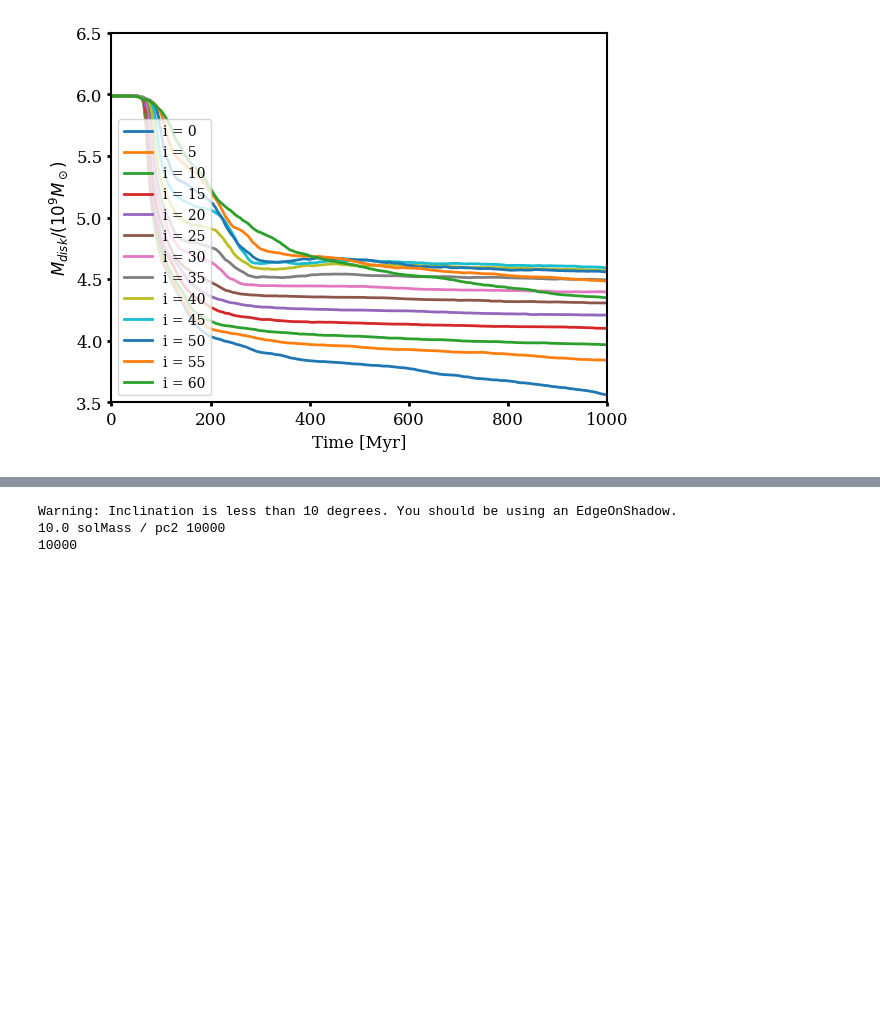
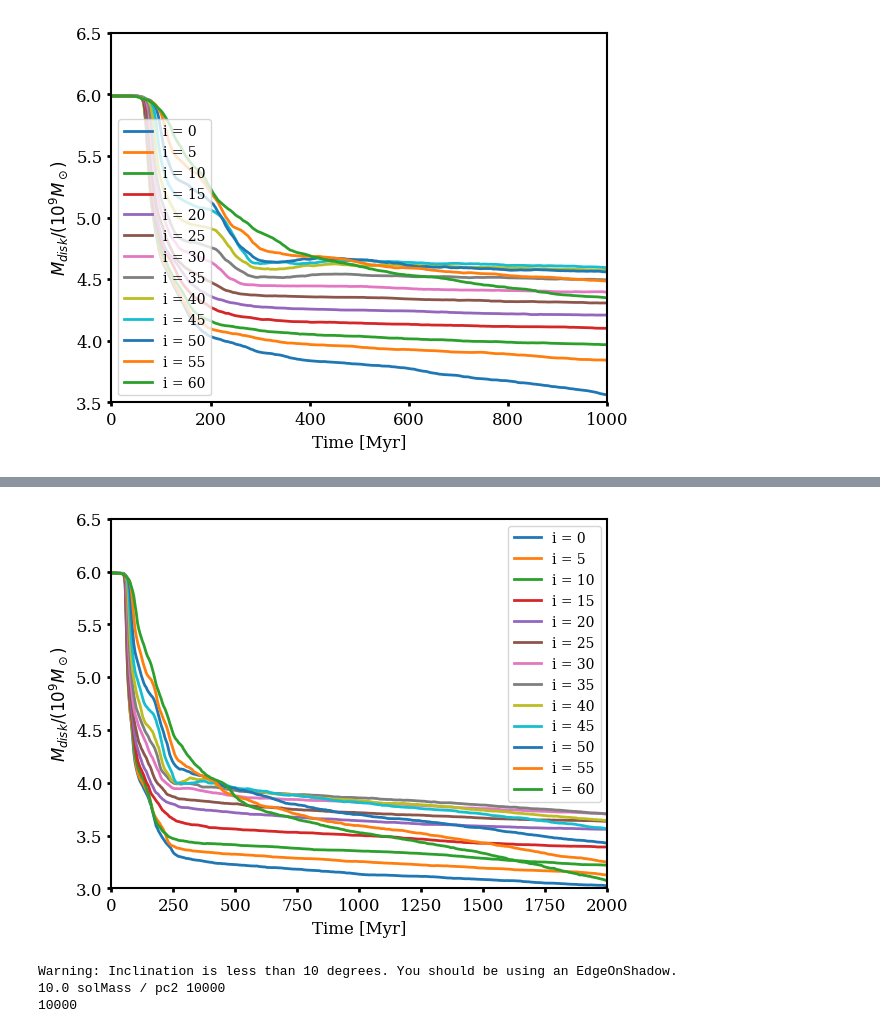
Before and after one commit to HSouch/galarp, a Jupyter notebook: paper/0-1-FullDynamicShadow.ipynb, the cells around one changed output, grey strips where cells are left out. Saved outputs shown, nothing was run; the diff lists cells and outputs as text; code cells hidden in the pictures; blank space fills up the shorter version.

```diff
--- a/paper/0-1-FullDynamicShadow.ipynb
+++ b/paper/0-1-FullDynamicShadow.ipynb
@@ -319,3 +340,31 @@ for inclination in incs_around_30:
+# %%
+orbit_containers_around_30_strongwind = []
+incs_around_30 = [0, 5, 10, 15, 20, 25, 30, 35, 40, 45, 50, 55, 60]
+peak=1100
+for inclination in incs_around_30:
+
+    rb2006_wind = grp.builtins.RB2006_Wind(inc=inclination, peak= peak)
+
+    shadow = DynamicShadow(rb2006_wind, masses = np.random.uniform(1e5, 1e6, 10000), n_bins=20, depth=5e9)
+
+    sim = grp.RPSim(wind=rb2006_wind, potential=rb2006_satellite, shadow=shadow)
+
+    orbits = sim.run(particles, integration_time=2000 * u.Myr, dt=5*u.Myr, printout=False, rho_icm=1e-26 * u.g/u.cm**3)
+    orbit_containers_around_30_strongwind.append(orbits)
+# %%
+for i, container in enumerate(orbit_containers_around_30_strongwind):
+    times, evol = Mdisk(container)
+    plt.plot(times, evol * 6 / 1e9, lw=2, label=f"i = {incs_around_30[i]}")
+
+plt.ylim(3, 6.5)
+plt.xlim(0, 2000)
+plt.legend(fontsize=10)
+plt.xlabel("Time [Myr]")
+plt.ylabel("$M_{disk} / (10^9 M_\odot)$")
+
+plt.savefig(f"figures/rb2006_dynamic_shadow_diskmass_evolution_around_30_{peak}.png", dpi=200)
+# %% [output]
+[figure, added]
 # %%
 orbit_containers_lorentzian = []
 incs = [0, 15, 30, 60, 90]
```
Also changed, not shown: parts of 5 cells of this notebook, 2 other files.
